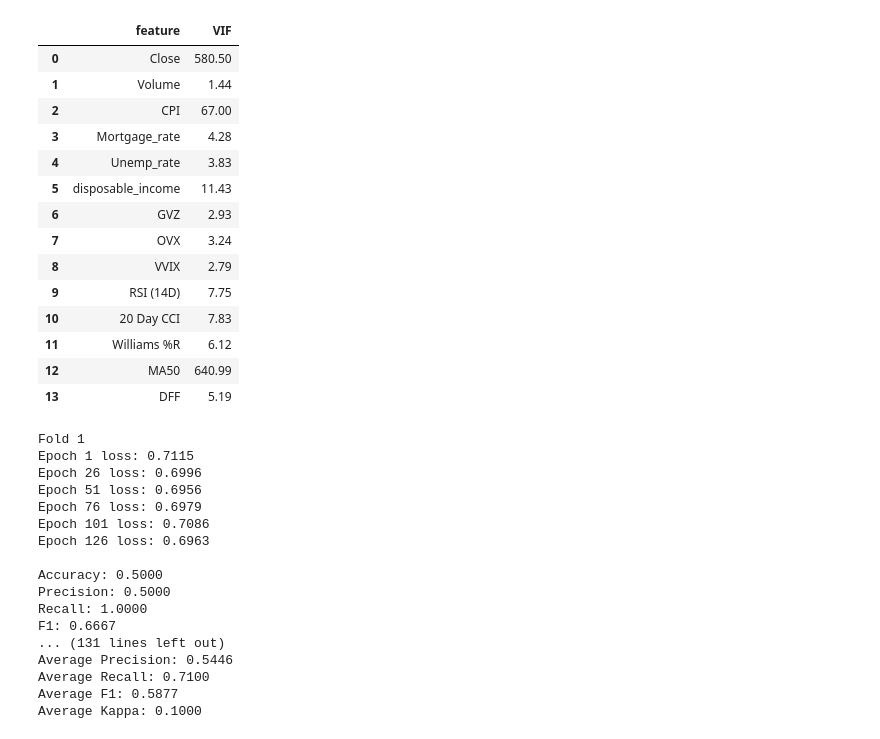
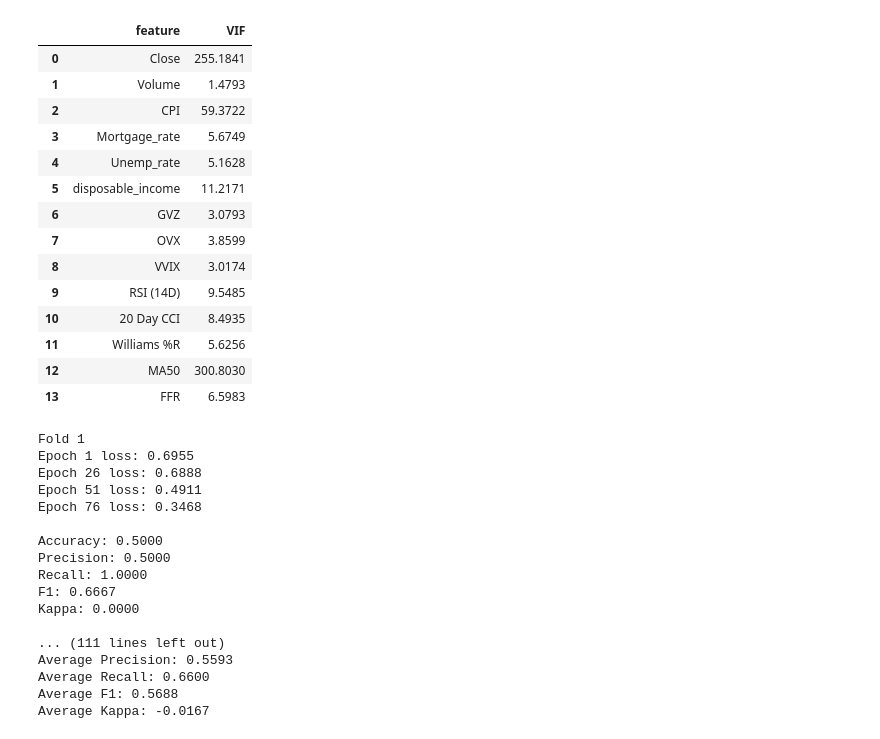
Before and after one commit to sam-tompkins/Sam-Tompkins-Public-Repository, a Jupyter notebook: irp_pipeline_nocuda_nocv.ipynb, the cells around one changed output. Saved outputs shown, nothing was run; the diff lists cells and outputs as text; code cells hidden in the pictures.

```diff
--- a/irp_pipeline_nocuda_nocv.ipynb
+++ b/irp_pipeline_nocuda_nocv.ipynb
@@ -121,42 +121,42 @@ ticker
 102 rows × 29 columns
 # %%
-pd.options.display.float_format = '{:.2f}'.format
+pd.options.display.float_format = '{:.4f}'.format
 
 vif_ticker = pd.DataFrame()
 features = ticker[['Close', 'Volume', 'CPI',
                 'Mortgage_rate', 'Unemp_rate', 'disposable_income','GVZ', 'OVX', 'VVIX',
                 'RSI (14D)', '20 Day CCI', 'Williams %R', 'MA50', 'FFR']]
 vif_ticker["feature"] = features.columns
 
 vif_ticker["VIF"] = [variance_inflation_factor(features.values, i)
                           for i in range(len(features.columns))]
 vif_ticker
 
 # corr_columns = ['Open', 'High', 'Low', 'Close', 'Adj Close', 'Volume', 'CPI',
 #                 'Mortgage_rate', 'Unemp_rate', 'disposable_income','GVZ', 'OVX', 'VVIX',
 #                 'RSI (14D)', '20 Day CCI', 'Williams %R', 'EMA (5D)', 'MA50', 'FFR', 'Target']
 
 # corr_test = ticker[corr_columns]
 
 # correlation_matrix = corr_test.corr()
 
 # correlation_matrix['Target'].sort_values()
 # %% [output]
 |  | feature | VIF |
-| 0 | Close | 580.50 |
-| 1 | Volume | 1.44 |
-| 2 | CPI | 67.00 |
-| 3 | Mortgage_rate | 4.28 |
-| 4 | Unemp_rate | 3.83 |
-| 5 | disposable_income | 11.43 |
-| 6 | GVZ | 2.93 |
-| 7 | OVX | 3.24 |
-| 8 | VVIX | 2.79 |
-| 9 | RSI (14D) | 7.75 |
-| 10 | 20 Day CCI | 7.83 |
-| 11 | Williams %R | 6.12 |
-| 12 | MA50 | 640.99 |
-| 13 | DFF | 5.19 |
+| 0 | Close | 255.1841 |
+| 1 | Volume | 1.4793 |
+| 2 | CPI | 59.3722 |
+| 3 | Mortgage_rate | 5.6749 |
+| 4 | Unemp_rate | 5.1628 |
+| 5 | disposable_income | 11.2171 |
+| 6 | GVZ | 3.0793 |
+| 7 | OVX | 3.8599 |
+| 8 | VVIX | 3.0174 |
+| 9 | RSI (14D) | 9.5485 |
+| 10 | 20 Day CCI | 8.4935 |
+| 11 | Williams %R | 5.6256 |
+| 12 | MA50 | 300.8030 |
+| 13 | FFR | 6.5983 |
 # %%
 # create LSTM model class
 class LSTM_Model(nn.Module):
@@ -264,7 +264,7 @@ for fold, (train_index, test_index) in enumerate(tscv.split(sequences)):
     test_data = torch.utils.data.DataLoader(test_sequences, shuffle=False, batch_size=32)
 
     # initialize model
-    model = LSTM_Model(input_layer=12, hidden_layer=4, output_layer=1)
+    model = LSTM_Model(input_layer=12, hidden_layer=50, output_layer=1)
     loss_func = nn.BCEWithLogitsLoss()
     opt = optim.Adam(model.parameters(), lr=0.001, weight_decay=0.0001)
 
@@ -310,22 +310,22 @@ print(f'Average F1: {avg_f1:.4f}')
 print(f'Average Kappa: {avg_kappa:.4f}')
 # %% [output]
 Fold 1
-Epoch 1 loss: 0.7115
-Epoch 26 loss: 0.6996
-Epoch 51 loss: 0.6956
-Epoch 76 loss: 0.6979
-Epoch 101 loss: 0.7086
-Epoch 126 loss: 0.6963
+Epoch 1 loss: 0.6955
+Epoch 26 loss: 0.6888
+Epoch 51 loss: 0.4911
+Epoch 76 loss: 0.3468
 
 Accuracy: 0.5000
 Precision: 0.5000
 Recall: 1.0000
 F1: 0.6667
-... (131 lines left out)
-Average Precision: 0.5446
-Average Recall: 0.7100
-Average F1: 0.5877
-Average Kappa: 0.1000
+Kappa: 0.0000
+
+... (111 lines left out)
+Average Precision: 0.5593
+Average Recall: 0.6600
+Average F1: 0.5688
+Average Kappa: -0.0167
 # %%
 fall = (ticker.Target == 0).sum()
 rise = (ticker.Target == 1).sum()
```
Also changed, not shown: parts of 3 cells of this notebook.
